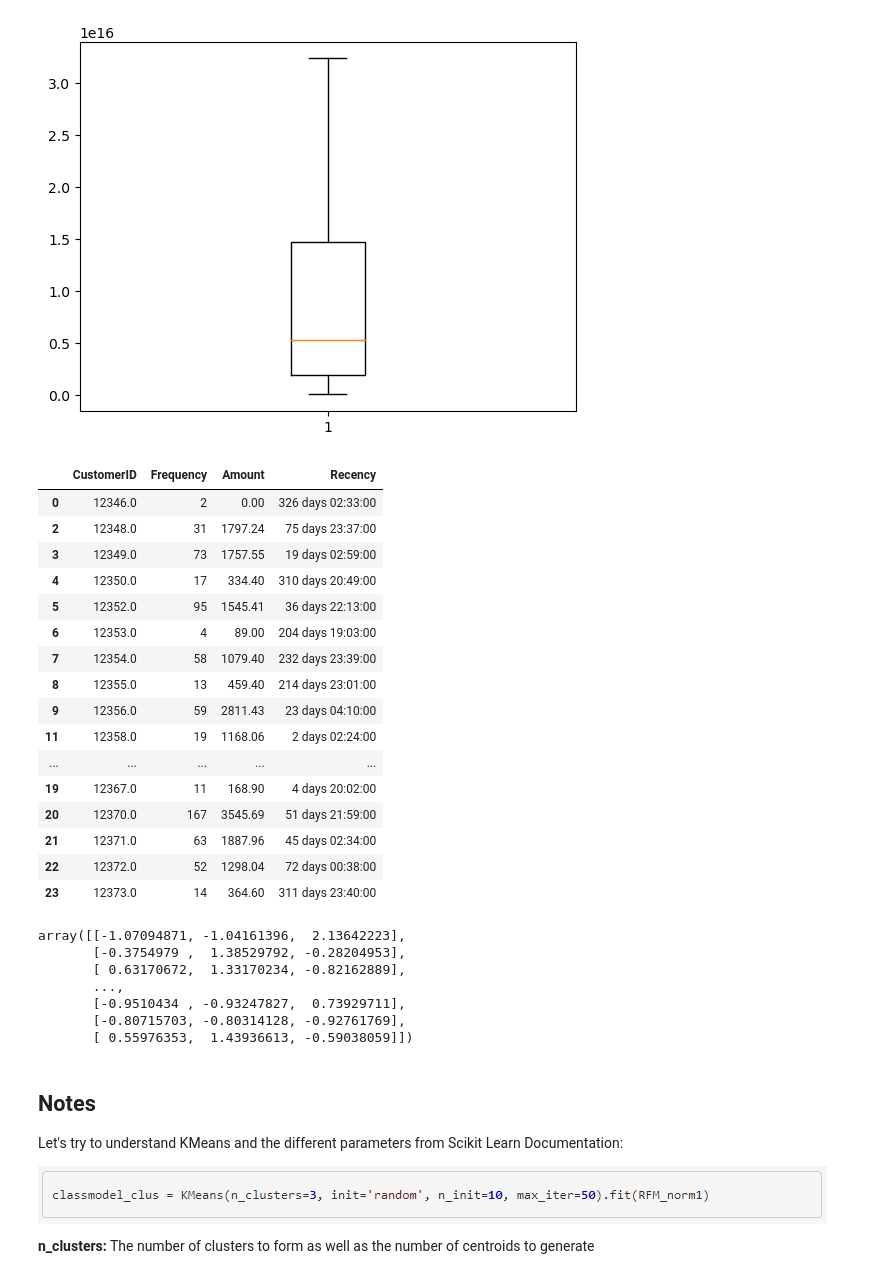
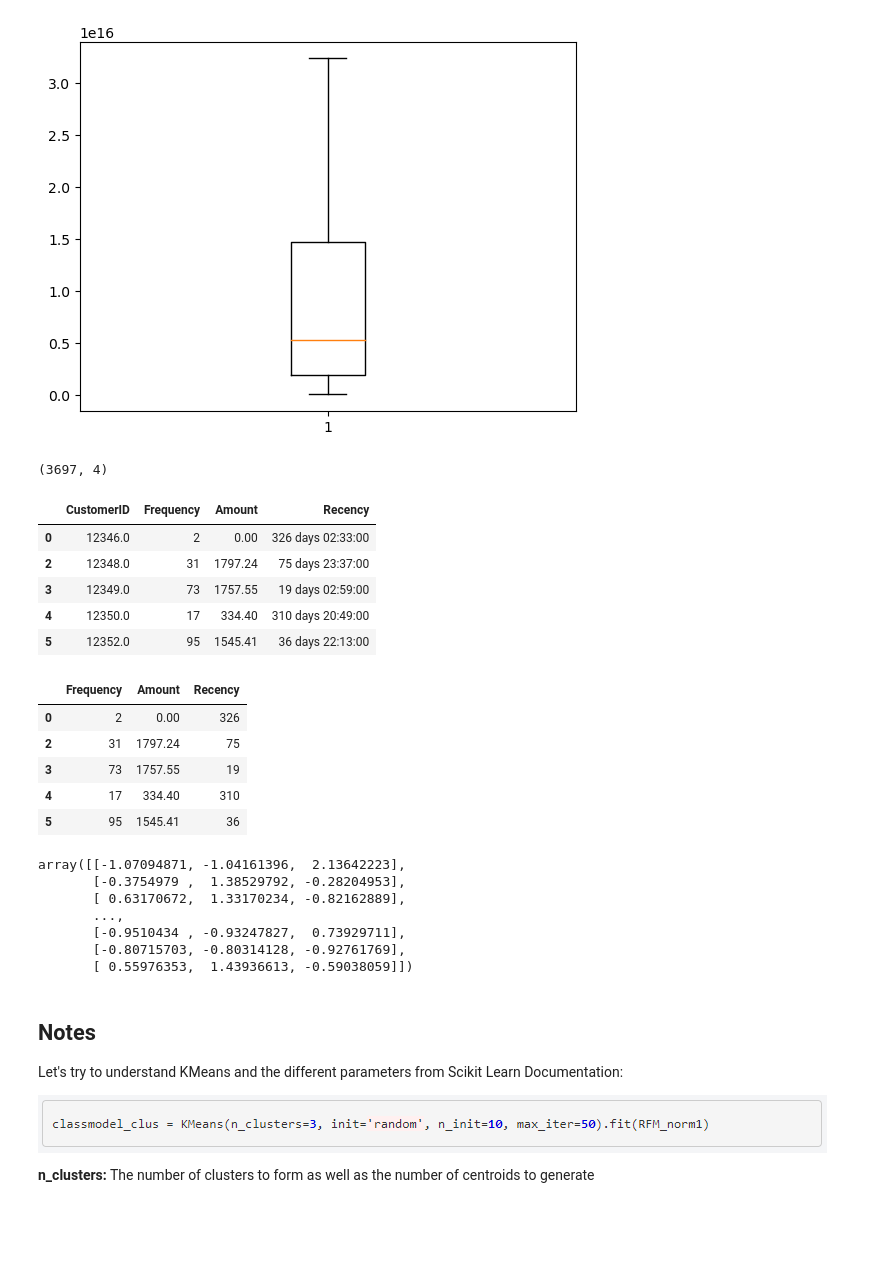
Before and after one commit to mShesha/DSTraining, a Jupyter notebook: Module_9/Clustering/Clustering.ipynb, the cells around one changed output. Cells and saved outputs as stored; diff of their text form; code cells hidden in the pictures; blank space fills up the shorter version.

```diff
--- a/Module_9/Clustering/Clustering.ipynb
+++ b/Module_9/Clustering/Clustering.ipynb
@@ -197,42 +229,43 @@ IQR = Q3 - Q1
 RFM = RFM[(RFM.Recency >= Q1 - 1.5*IQR) & (RFM.Recency <= Q3 + 1.5*IQR)]
 # %% [output]
 [figure]
+# %%
+RFM.shape
+# %% [output]
+(3697, 4)
 # %%
-RFM.head(20)
+RFM.head()
 # %% [output]
 |  | CustomerID | Frequency | Amount | Recency |
 | 0 | 12346.0 | 2 | 0.00 | 326 days 02:33:00 |
 | 2 | 12348.0 | 31 | 1797.24 | 75 days 23:37:00 |
 | 3 | 12349.0 | 73 | 1757.55 | 19 days 02:59:00 |
 | 4 | 12350.0 | 17 | 334.40 | 310 days 20:49:00 |
 | 5 | 12352.0 | 95 | 1545.41 | 36 days 22:13:00 |
-| 6 | 12353.0 | 4 | 89.00 | 204 days 19:03:00 |
-| 7 | 12354.0 | 58 | 1079.40 | 232 days 23:39:00 |
-| 8 | 12355.0 | 13 | 459.40 | 214 days 23:01:00 |
-| 9 | 12356.0 | 59 | 2811.43 | 23 days 04:10:00 |
-| 11 | 12358.0 | 19 | 1168.06 | 2 days 02:24:00 |
-| ... | ... | ... | ... | ... |
-| 19 | 12367.0 | 11 | 168.90 | 4 days 20:02:00 |
-| 20 | 12370.0 | 167 | 3545.69 | 51 days 21:59:00 |
-| 21 | 12371.0 | 63 | 1887.96 | 45 days 02:34:00 |
-| 22 | 12372.0 | 52 | 1298.04 | 72 days 00:38:00 |
-| 23 | 12373.0 | 14 | 364.60 | 311 days 23:40:00 |
 # %%
 # standardise all parameters
 RFM_norm1 = RFM.drop("CustomerID", axis=1)
 RFM_norm1.Recency = RFM_norm1.Recency.dt.days
-
-from sklearn.preprocessing import StandardScaler
-standard_scaler = StandardScaler()
-standard_scaler.fit_transform(RFM_norm1)
+RFM_norm1.head()
 # %% [output]
-array([[-1.07094871, -1.04161396,  2.13642223],
-       [-0.3754979 ,  1.38529792, -0.28204953],
-       [ 0.63170672,  1.33170234, -0.82162889],
-       ...,
-       [-0.9510434 , -0.93247827,  0.73929711],
-       [-0.80715703, -0.80314128, -0.92761769],
-       [ 0.55976353,  1.43936613, -0.59038059]])
+|  | Frequency | Amount | Recency |
+| 0 | 2 | 0.00 | 326 |
+| 2 | 31 | 1797.24 | 75 |
+| 3 | 73 | 1757.55 | 19 |
+| 4 | 17 | 334.40 | 310 |
+| 5 | 95 | 1545.41 | 36 |
+# %%
+from sklearn.preprocessing import StandardScaler
+standard_scaler = StandardScaler()
+standard_scaler.fit_transform(RFM_norm1)
+# %% [output]
+array([[-1.07094871, -1.04161396,  2.13642223],
+       [-0.3754979 ,  1.38529792, -0.28204953],
+       [ 0.63170672,  1.33170234, -0.82162889],
+       ...,
+       [-0.9510434 , -0.93247827,  0.73929711],
+       [-0.80715703, -0.80314128, -0.92761769],
+       [ 0.55976353,  1.43936613, -0.59038059]])
 # %% [markdown]
 ## Notes
 
```
Also changed, not shown: parts of 11 cells of this notebook, 2 other files.
